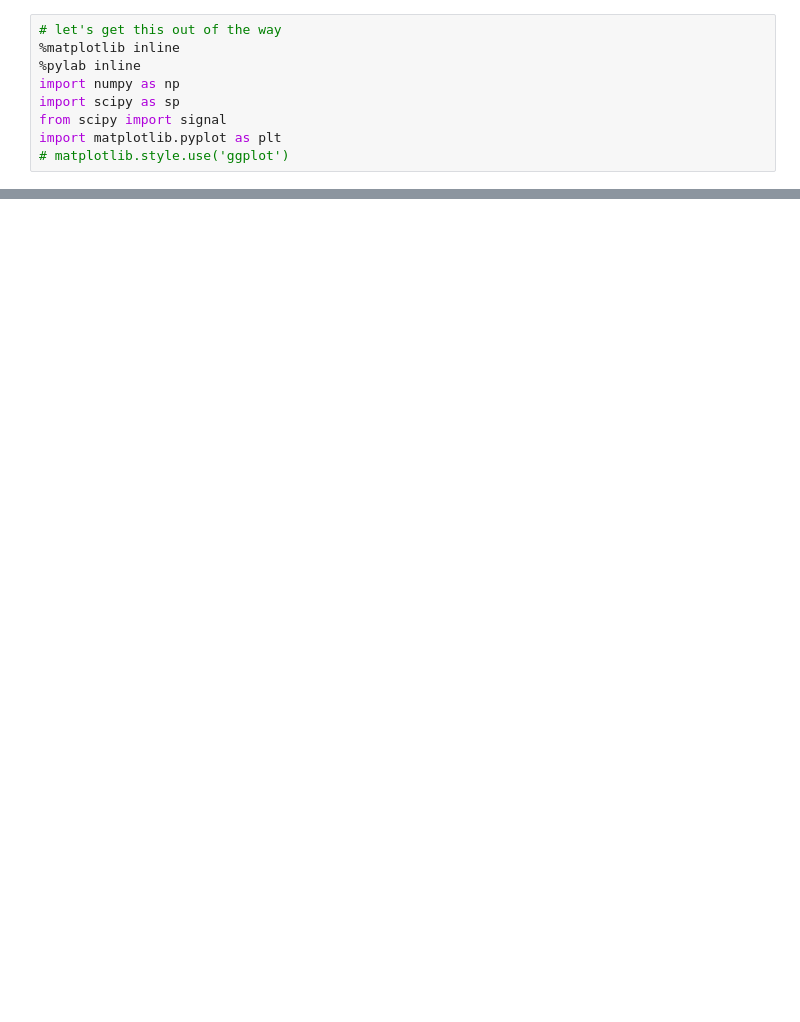
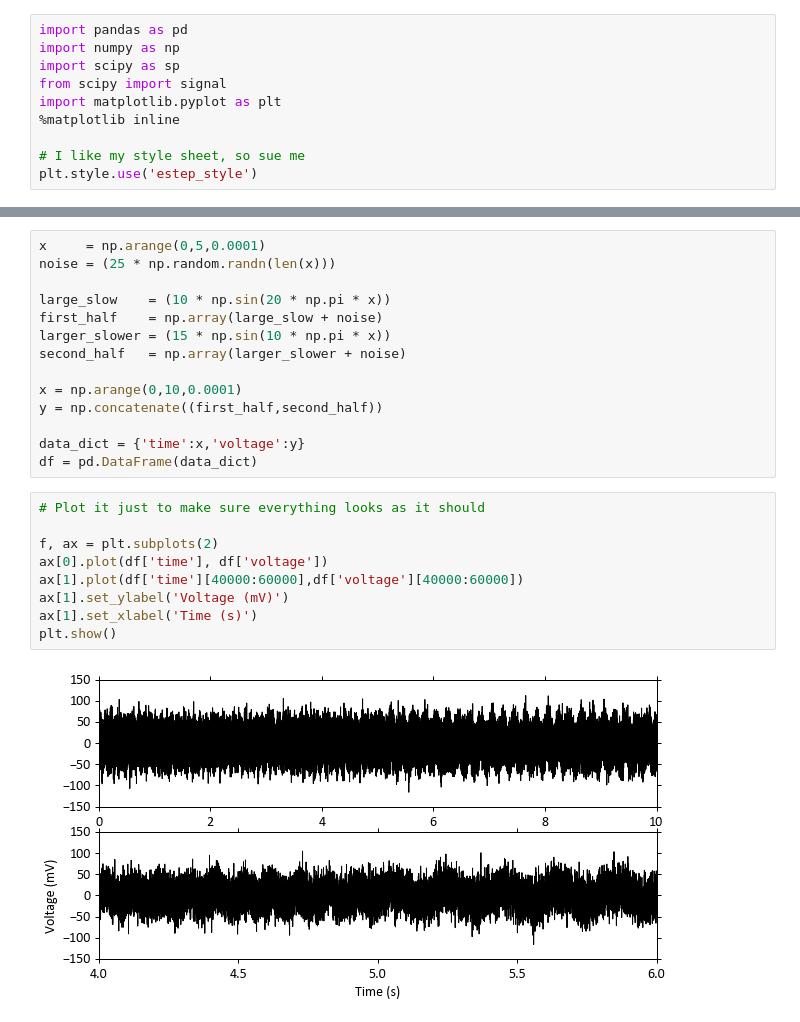
Before and after one commit to chadestep/playing_with_python, a Jupyter notebook: Signal Processing.ipynb, the cells around one changed output, grey strips where cells are left out. Saved outputs shown, nothing was run; the diff lists cells and outputs as text; blank space fills up the shorter version.

```diff
--- a/Signal Processing.ipynb
+++ b/Signal Processing.ipynb
@@ -9,9 +7,10 @@ Mind you, that first script (and all the subsequent updated versions, the newest
 # %%
-# let's get this out of the way
-%matplotlib inline
-%pylab inline
+import pandas as pd
 import numpy as np
 import scipy as sp
 from scipy import signal
 import matplotlib.pyplot as plt
-# matplotlib.style.use('ggplot')
+%matplotlib inline
+
+# I like my style sheet, so sue me
+plt.style.use('estep_style')
@@ -106,0 +26,25 @@ Now just to analyze the rest of my cells, pretty up the figures, and write the p
+# %%
+x     = np.arange(0,5,0.0001)
+noise = (25 * np.random.randn(len(x)))
+
+large_slow    = (10 * np.sin(20 * np.pi * x))
+first_half    = np.array(large_slow + noise)
+larger_slower = (15 * np.sin(10 * np.pi * x))
+second_half   = np.array(larger_slower + noise)
+
+x = np.arange(0,10,0.0001)
+y = np.concatenate((first_half,second_half))
+
+data_dict = {'time':x,'voltage':y}
+df = pd.DataFrame(data_dict)
+# %%
+# Plot it just to make sure everything looks as it should
+
+f, ax = plt.subplots(2)
+ax[0].plot(df['time'], df['voltage'])
+ax[1].plot(df['time'][40000:60000],df['voltage'][40000:60000])
+ax[1].set_ylabel('Voltage (mV)')
+ax[1].set_xlabel('Time (s)')
+plt.show()
+# %% [output]
+[figure, added]
```
Also changed, not shown: parts of 22 cells of this notebook.
